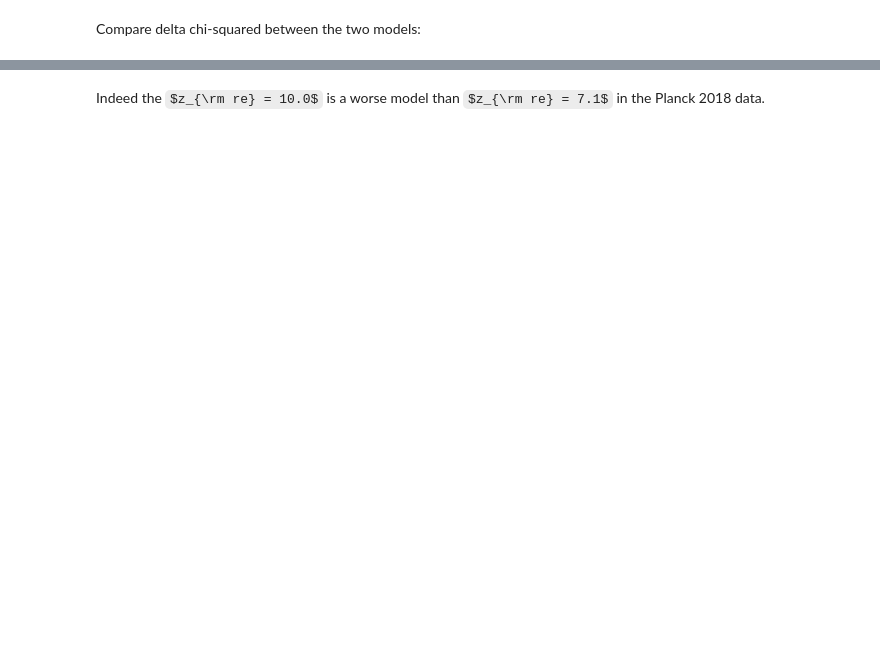
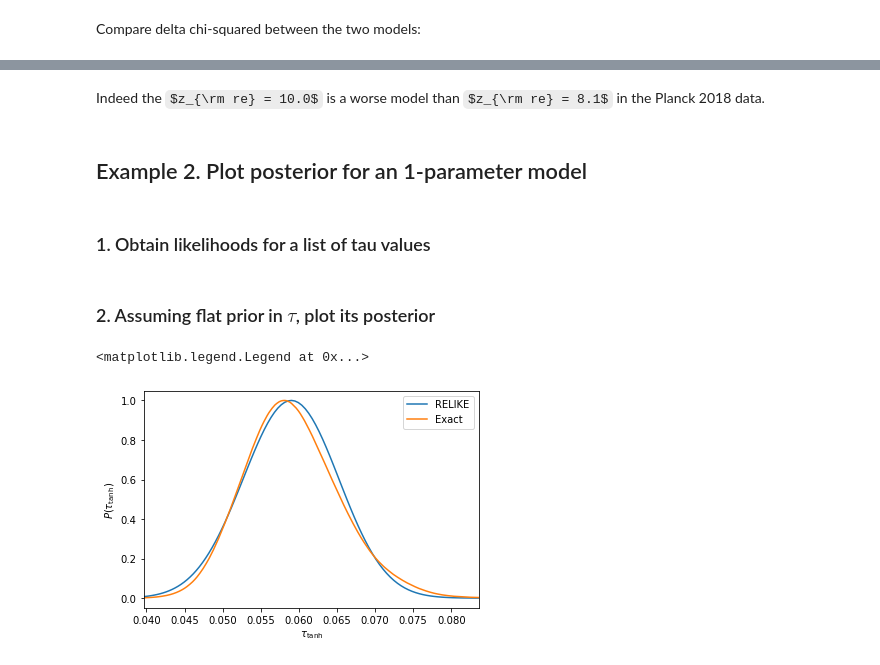
Before and after one commit to chenheinrich/RELIKE, a Jupyter notebook: examples/example.ipynb, the cells around one changed output, grey strips where cells are left out. Cells and saved outputs as stored; diff of their text form; code cells hidden in the pictures; some formulas as TeX source; blank space fills up the shorter version.

Commit message:
added draft example 2 for plotting tau posterior

```diff
--- a/examples/example.ipynb
+++ b/examples/example.ipynb
@@ -52,2 +52,46 @@ delta_chi_squared 6.817616019788867
 # %% [markdown]
-Indeed the $z_{\rm re} = 10.0$ is a worse model than $z_{\rm re} = 7.1$ in the Planck 2018 data.
+Indeed the $z_{\rm re} = 10.0$ is a worse model than $z_{\rm re} = 8.1$ in the Planck 2018 data.
+# %% [markdown]
+## Example 2. Plot posterior for an 1-parameter model
+# %% [markdown]
+### 1. Obtain likelihoods for a list of tau values
+# %%
+import numpy as np
+
+pc = relike.PC()
+use_fiducial_cosmology = True
+gauss_like = relike.GaussianLikelihood()
+
+zre_values = np.linspace(6.1, 10.5, 101)
+tau_values = np.zeros_like(zre_values)
+likelihood = np.zeros_like(zre_values)
+
+for i, zre in enumerate(zre_values):
+    tanh_model = relike.TanhModel()
+    xe_func = tanh_model.get_xe_func(zre=zre, no_helium=True)
+    mjs = pc.get_mjs(xe_func)
+    use_fiducial_cosmology = True
+    tau_values[i] = pc.get_tau(mjs, use_fiducial_cosmology)
+    likelihood[i] = np.exp(gauss_like.get_loglike(mjs))
+# %% [markdown]
+### 2. Assuming flat prior in $\tau$, plot its posterior
+# %%
+import matplotlib.pyplot as plt
+
+fig, ax = plt.subplots()
+ax.plot(tau_values, likelihood/np.max(likelihood), label = 'RELIKE')
+ax.set_xlabel(r'$\tau_{\rm tanh}$')
+ax.set_ylabel(r'$P(\tau_{\rm tanh})$')
+ax.set_xlim([tau_values[0], tau_values[-1]])
+
+import os
+example_dir = os.getcwd()
+fn = 'tau_posterior_pl18_tanh_pliklite_srollv2_dz_auto.dat'
+fn = os.path.join(example_dir, 'data/', fn)
+data = np.genfromtxt(fn)
+ax.plot(data[:,0], data[:,1], label = 'Exact')
+
+ax.legend()
+# %% [output]
+<matplotlib.legend.Legend at 0x...>
+[figure, added]
```
Also changed, not shown: parts of 3 cells of this notebook, 3 other files.
